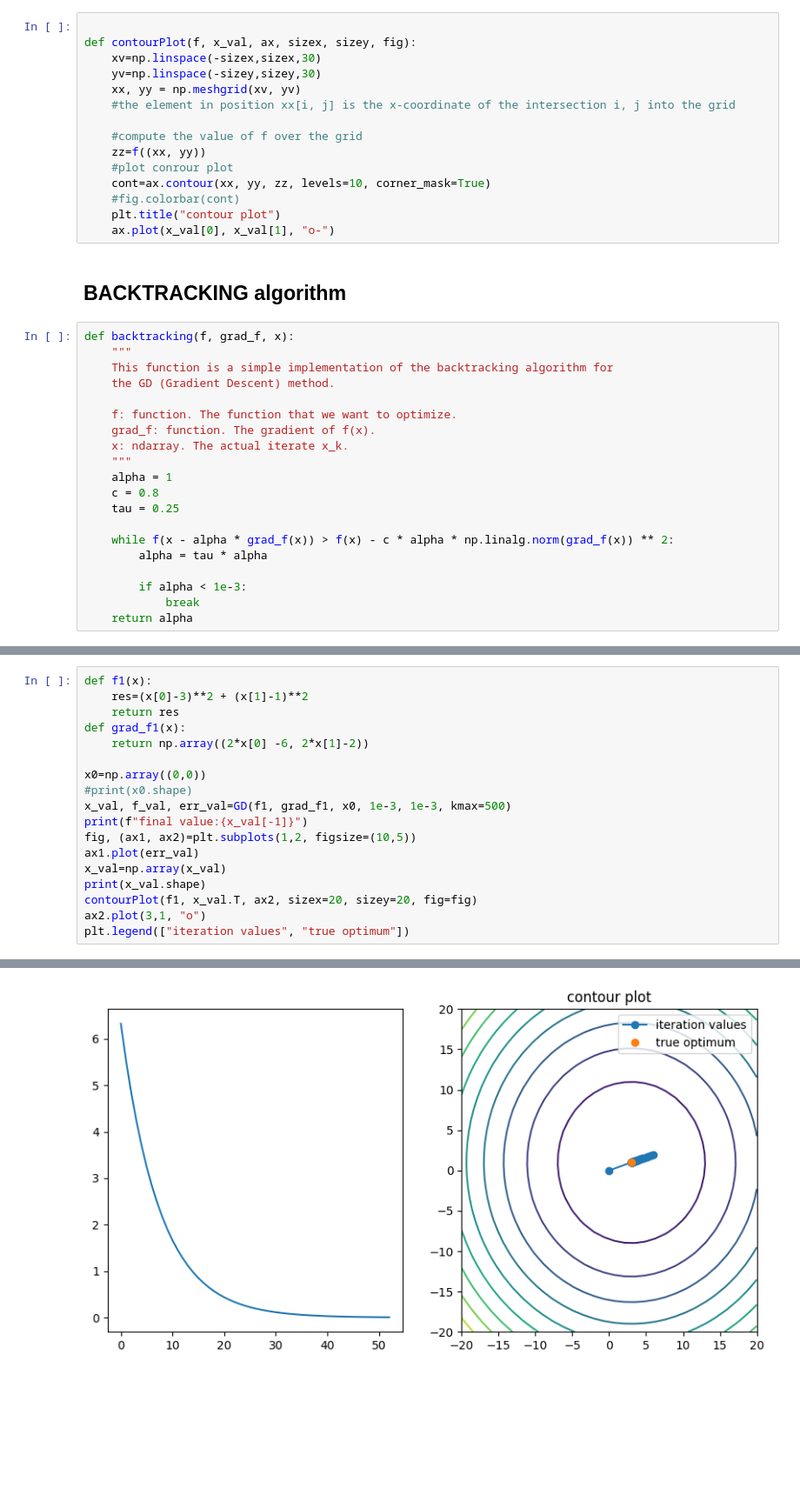
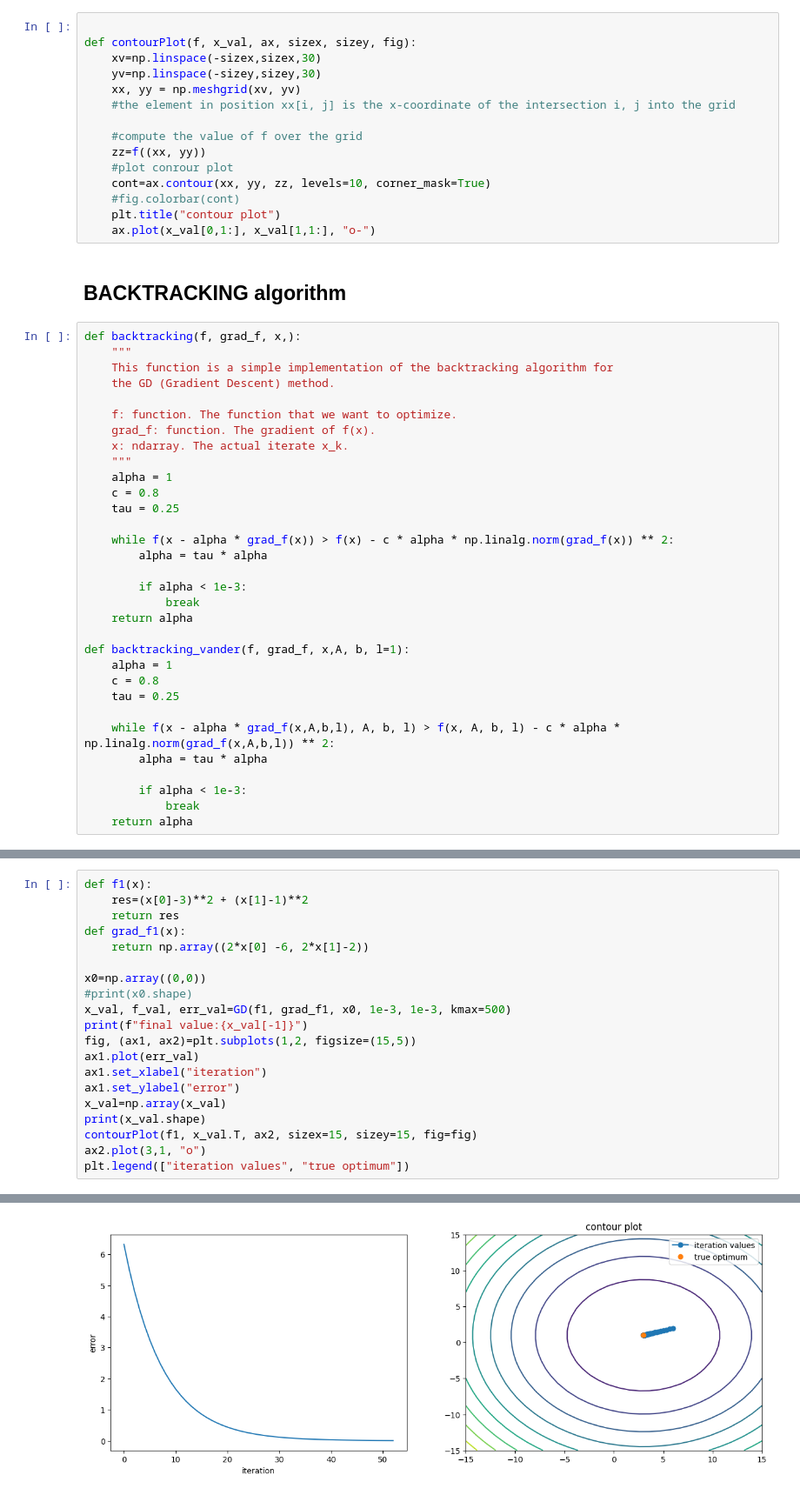
Before and after one commit to danielenapo/AI_unibo, a Jupyter notebook: Maths4ML/Homeworks/3/GD.ipynb, the cells around one changed output, grey strips where cells are left out. Shown at 87% size. Drawn from its saved outputs; the diff is of its cells as text; blank space fills up the shorter version.

```diff
--- a/Maths4ML/Homeworks/3/GD.ipynb
+++ b/Maths4ML/Homeworks/3/GD.ipynb
@@ -17,11 +17,11 @@ def contourPlot(f, x_val, ax, sizex, sizey, fig):
     cont=ax.contour(xx, yy, zz, levels=10, corner_mask=True)
     #fig.colorbar(cont)
     plt.title("contour plot")
-    ax.plot(x_val[0], x_val[1], "o-")
+    ax.plot(x_val[0,1:], x_val[1,1:], "o-")
 # %% [markdown]
 ## BACKTRACKING algorithm
 # %%
-def backtracking(f, grad_f, x):
+def backtracking(f, grad_f, x,):
     """
     This function is a simple implementation of the backtracking algorithm for
     the GD (Gradient Descent) method.
@@ -40,6 +40,18 @@ def backtracking(f, grad_f, x):
         if alpha < 1e-3:
             break
     return alpha
+
+def backtracking_vander(f, grad_f, x,A, b, l=1):
+    alpha = 1
+    c = 0.8
+    tau = 0.25
+
+    while f(x - alpha * grad_f(x,A,b,l), A, b, l) > f(x, A, b, l) - c * alpha * np.linalg.norm(grad_f(x,A,b,l)) ** 2:
+        alpha = tau * alpha
+
+        if alpha < 1e-3:
+            break
+    return alpha
 # %% [markdown]
 ## GRADIENT DESCENT
 implement gradient descent algorithm with following parameters:
@@ -105,24 +137,26 @@ Whose gradient is: $(2x_1 -6, 2x_2-2)$
 # %%
 def f1(x):
     res=(x[0]-3)**2 + (x[1]-1)**2
     return res
 def grad_f1(x):
     return np.array((2*x[0] -6, 2*x[1]-2))
 
 x0=np.array((0,0))
 #print(x0.shape)
 x_val, f_val, err_val=GD(f1, grad_f1, x0, 1e-3, 1e-3, kmax=500)
 print(f"final value:{x_val[-1]}")
-fig, (ax1, ax2)=plt.subplots(1,2, figsize=(10,5))
+fig, (ax1, ax2)=plt.subplots(1,2, figsize=(15,5))
 ax1.plot(err_val)
+ax1.set_xlabel("iteration")
+ax1.set_ylabel("error")
 x_val=np.array(x_val)
 print(x_val.shape)
-contourPlot(f1, x_val.T, ax2, sizex=20, sizey=20, fig=fig)
+contourPlot(f1, x_val.T, ax2, sizex=15, sizey=15, fig=fig)
 ax2.plot(3,1, "o")
 plt.legend(["iteration values", "true optimum"])
 # %% [output]
 final value:[3.00289428 1.00096476]
 (54, 2)
 <matplotlib.legend.Legend at 0x...>
-[figure, old version]
+[figure, new version]
 # %% [markdown]
```
Also changed, not shown: parts of 11 cells of this notebook.
